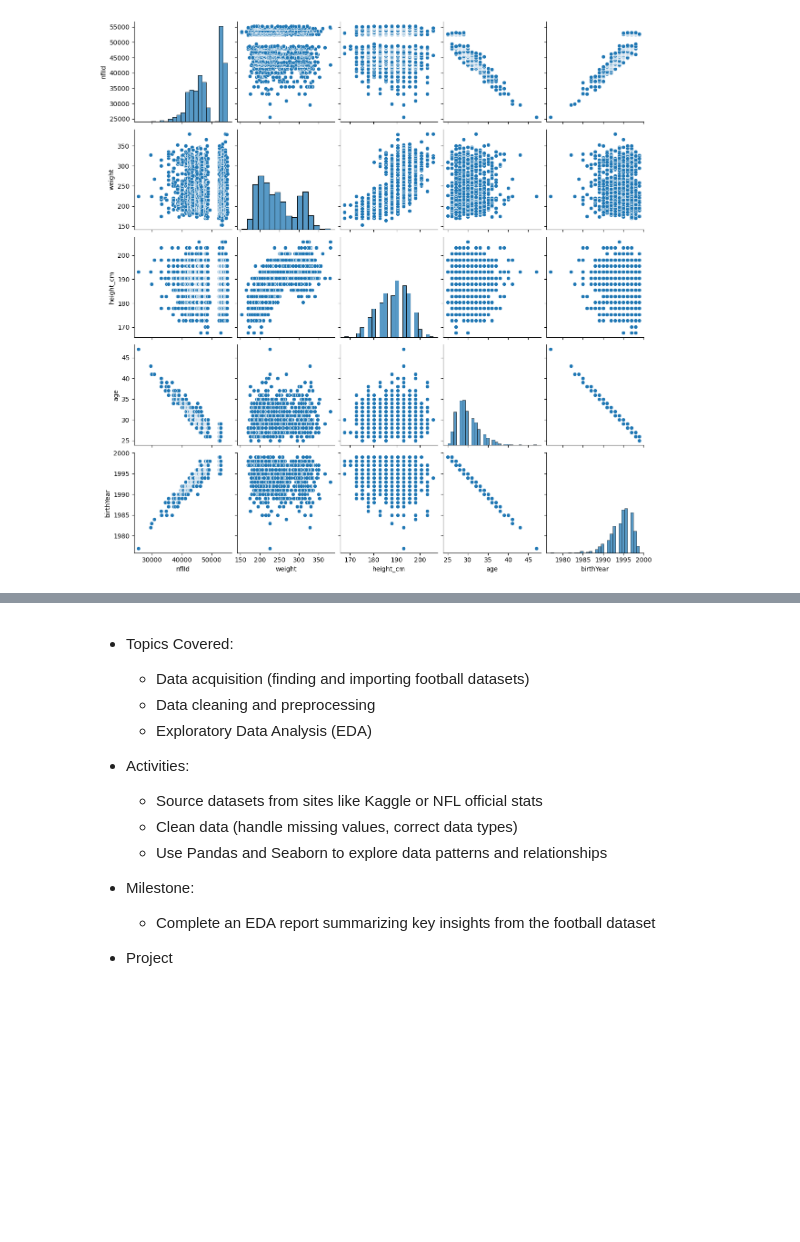
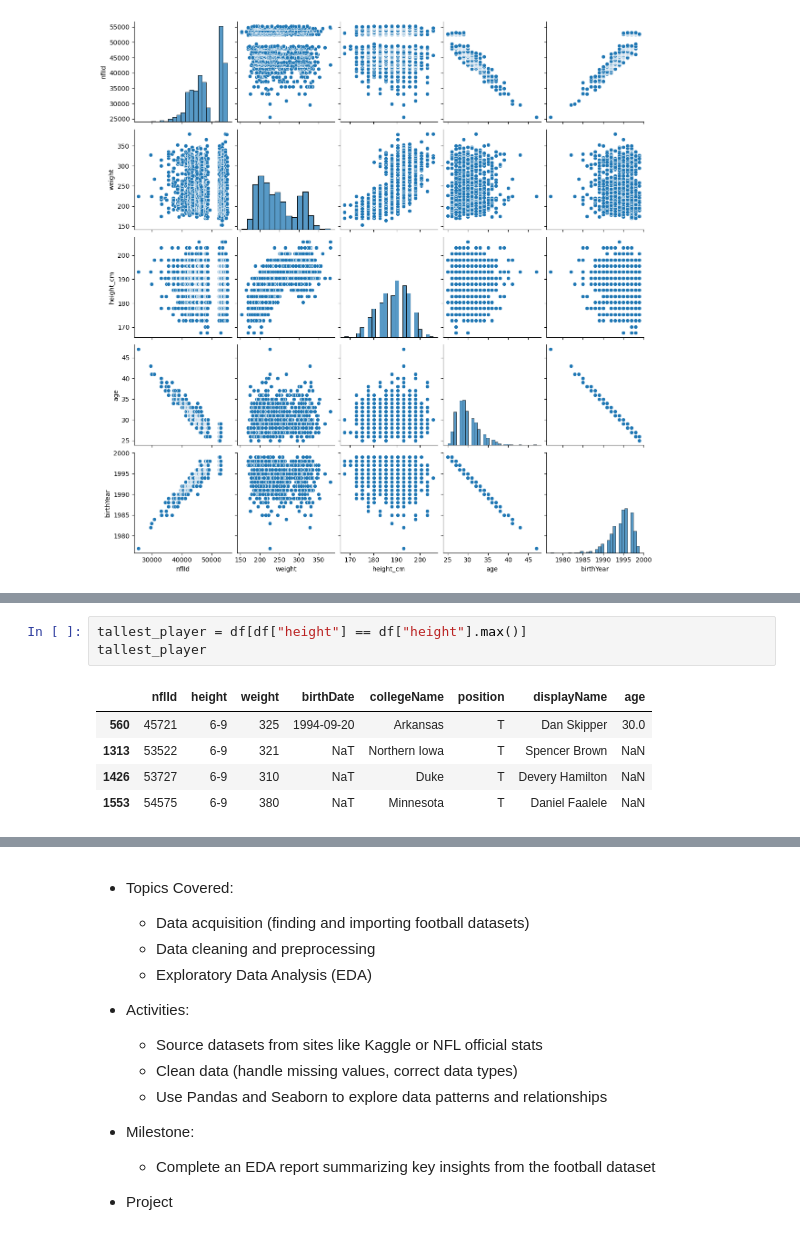
Before and after one commit to Aaryanshah428/NFL-Data-Analysis, a Jupyter notebook: analysis.ipynb, the cells around one changed output, grey strips where cells are left out. Saved outputs shown, nothing was run; the diff lists cells and outputs as text; blank space fills up the shorter version.

```diff
--- a/analysis.ipynb
+++ b/analysis.ipynb
@@ -259,0 +345,9 @@ sns.pairplot(df)
+# %%
+tallest_player = df[df["height"] == df["height"].max()]
+tallest_player
+# %% [output]
+|  | nflId | height | weight | birthDate | collegeName | position | displayName | age |
+| 560 | 45721 | 6-9 | 325 | 1994-09-20 | Arkansas | T | Dan Skipper | 30.0 |
+| 1313 | 53522 | 6-9 | 321 | NaT | Northern Iowa | T | Spencer Brown | NaN |
+| 1426 | 53727 | 6-9 | 310 | NaT | Duke | T | Devery Hamilton | NaN |
+| 1553 | 54575 | 6-9 | 380 | NaT | Minnesota | T | Daniel Faalele | NaN |
```
Also changed, not shown: parts of 30 cells of this notebook.
